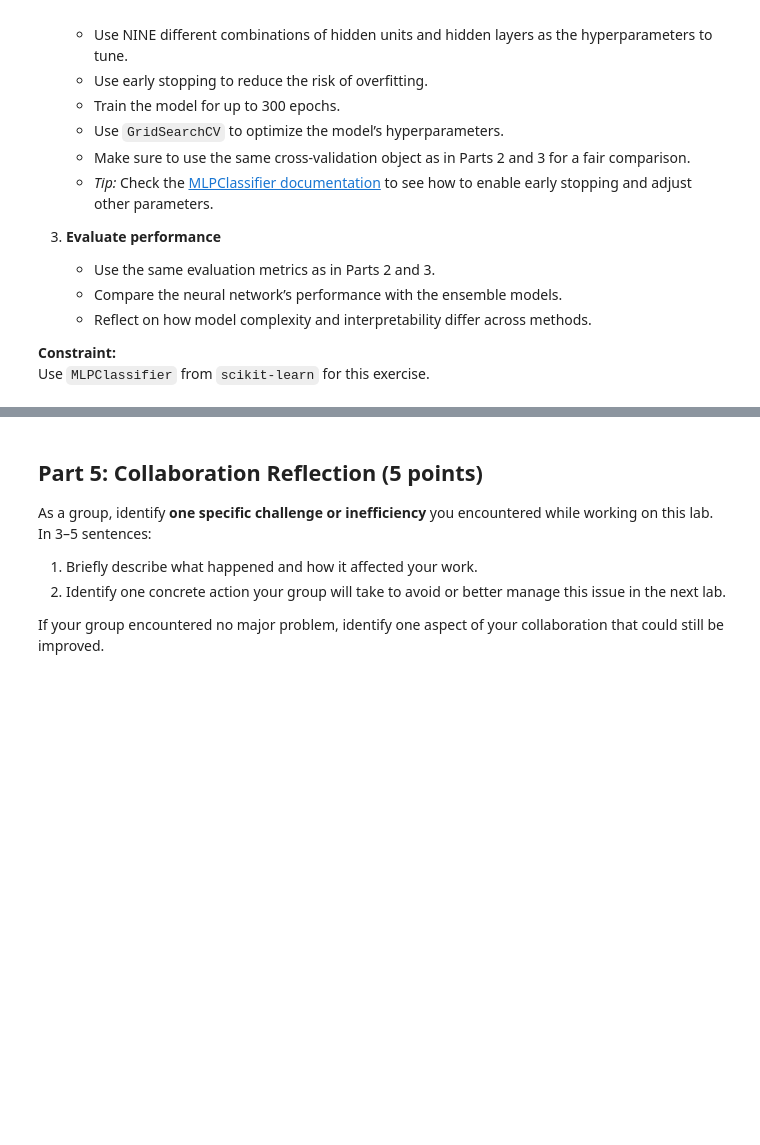
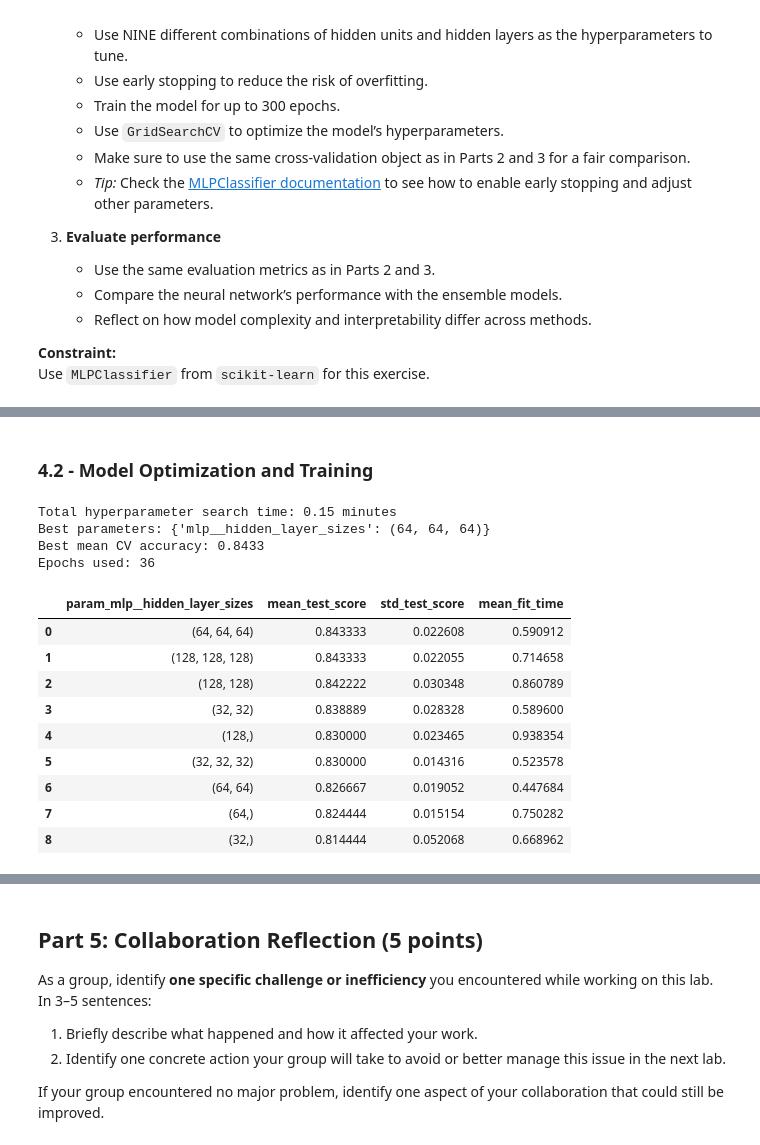
Before and after one commit to yxf9tv/07-iot-ensemble-classification, a Jupyter notebook: 07-iot-ensemble-classification.ipynb, the cells around one changed output, grey strips where cells are left out. Drawn from its saved outputs; the diff is of its cells as text; code cells hidden in the pictures; blank space fills up the shorter version.

```diff
--- a/07-iot-ensemble-classification.ipynb
+++ b/07-iot-ensemble-classification.ipynb
@@ -598,2 +604,49 @@ Use `MLPClassifier` from `scikit-learn` for this exercise.
 # %%
-# USE AS MANY CELLS AS NEEDED
+from sklearn.neural_network import MLPClassifier
+from sklearn.preprocessing import StandardScaler
+from sklearn.pipeline import Pipeline
+
+mlp_pipeline = Pipeline([
+    ("scaler", StandardScaler()),
+    ("mlp", MLPClassifier(
+        max_iter = 300,
+        early_stopping=True,
+        random_state=RANDOM_STATE
+    )),
+])
+# %% [markdown]
+### 4.2 - Model Optimization and Training
+# %%
+mlp_param_grid = {
+    "mlp__hidden_layer_sizes": [
+        (32,), (64,), (128,),
+        (32, 32), (64, 64), (128, 128),
+        (32, 32, 32), (64, 64, 64), (128, 128, 128),
+    ],
+}
+
+mlp_search, mlp_search_minutes = run_grid_search(
+    mlp_pipeline, mlp_param_grid, cv, X_train, y_train,
+)
+
+print(f"Total hyperparameter search time: {mlp_search_minutes:.2f} minutes")
+print("Best parameters:", mlp_search.best_params_)
+print(f"Best mean CV accuracy: {mlp_search.best_score_:.4f}")
+print("Epochs used:", mlp_search.best_estimator_.named_steps["mlp"].n_iter_)
+
+summarize_cv_results(mlp_search)
+# %% [output]
+Total hyperparameter search time: 0.15 minutes
+Best parameters: {'mlp__hidden_layer_sizes': (64, 64, 64)}
+Best mean CV accuracy: 0.8433
+Epochs used: 36
+|  | param_mlp__hidden_layer_sizes | mean_test_score | std_test_score | mean_fit_time |
+| 0 | (64, 64, 64) | 0.843333 | 0.022608 | 0.590912 |
+| 1 | (128, 128, 128) | 0.843333 | 0.022055 | 0.714658 |
+| 2 | (128, 128) | 0.842222 | 0.030348 | 0.860789 |
+| 3 | (32, 32) | 0.838889 | 0.028328 | 0.589600 |
+| 4 | (128,) | 0.830000 | 0.023465 | 0.938354 |
+| 5 | (32, 32, 32) | 0.830000 | 0.014316 | 0.523578 |
+| 6 | (64, 64) | 0.826667 | 0.019052 | 0.447684 |
+| 7 | (64,) | 0.824444 | 0.015154 | 0.750282 |
+| 8 | (32,) | 0.814444 | 0.052068 | 0.668962 |
```
Also changed, not shown: parts of 11 cells of this notebook.
